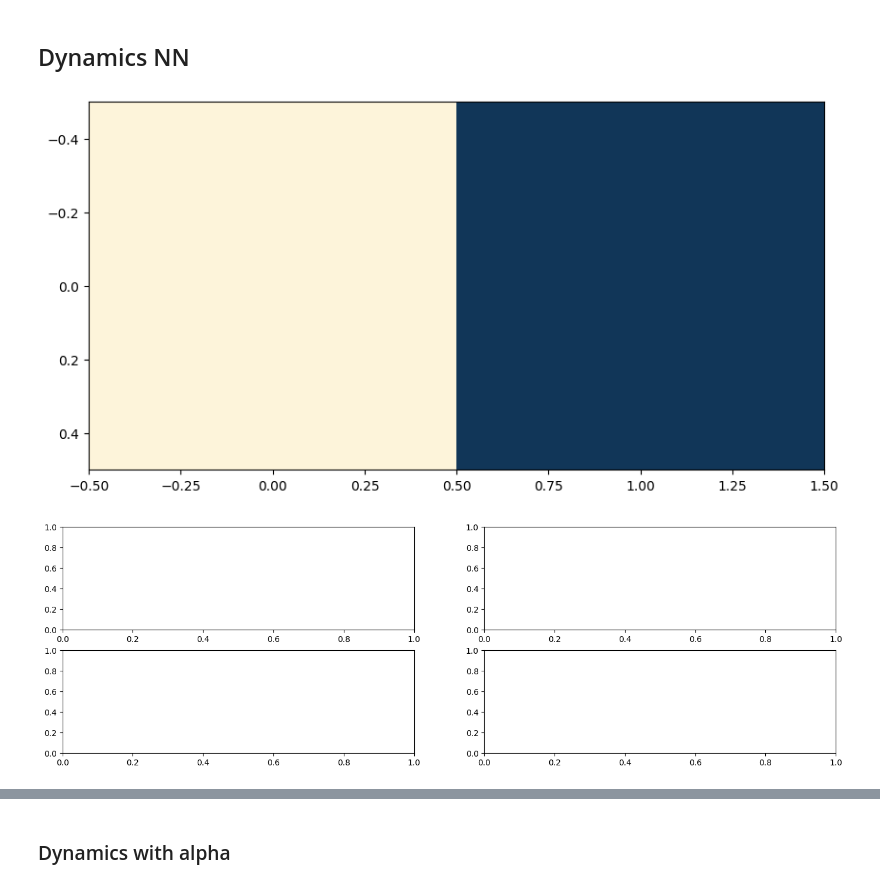
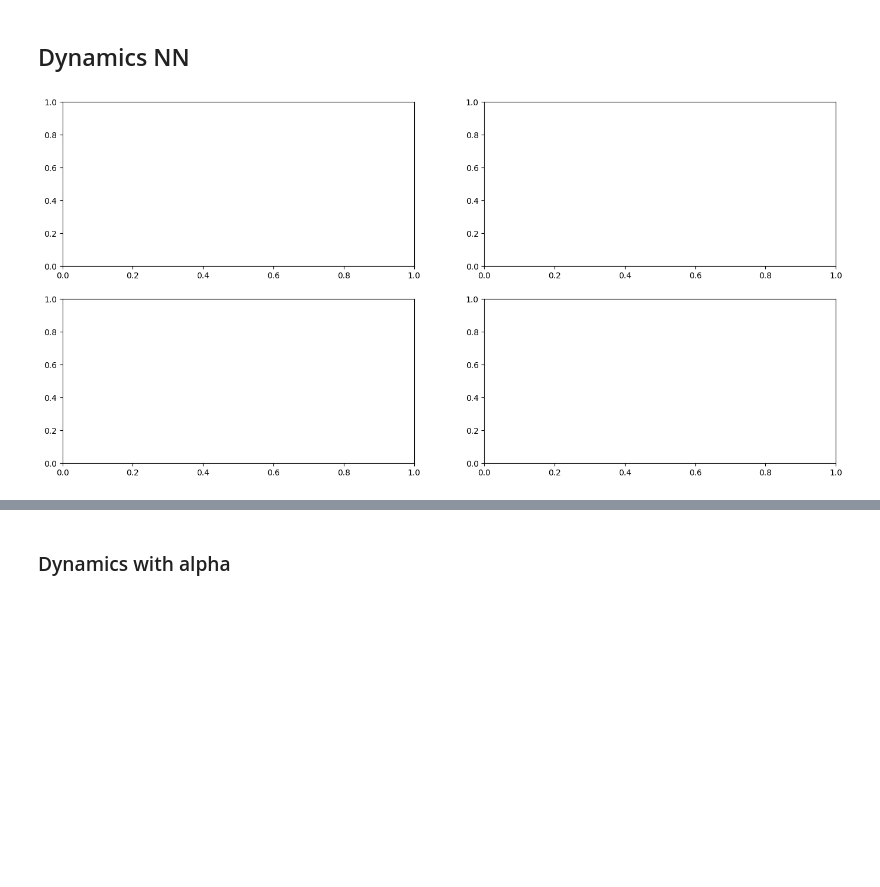
Before and after one commit to katduecker/dnn_osci, a Jupyter notebook: DynNN_figures_thesis.ipynb, the cells around one changed output, grey strips where cells are left out. Saved outputs shown, nothing was run; the diff lists cells and outputs as text; code cells hidden in the pictures; blank space fills up the shorter version.

```diff
--- a/DynNN_figures_thesis.ipynb
+++ b/DynNN_figures_thesis.ipynb
@@ -819,17 +831,16 @@ Z1ta,Z2ta,H1ta,R1ta, H2ta, R2ta, Ota = euler_dyn_2layer(model2,x_train[0],params
 # %%
 # smaller colormap
 
-cmz_small = cmz[0:10:2]
-cmz_small
-cmz_small_map = matplotlib.colors.ListedColormap(cmz_small)
+# cmz_small = cmz[0:10:2]
+# cmz_small
+# cmz_small_map = matplotlib.colors.ListedColormap(cmz_small)
 
 
-imfig = plt.imshow(np.array([[0.5,6.5]]), cmap=cmz_small_map)
+# imfig = plt.imshow(np.array([[0.5,6.5]]), cmap=cmz_small_map)
 
 fig, ax = plt.subplots(2,2)
 # %% [output]
-[figure, old version]
+[figure, new version]
-[figure, removed]
 # %%
 ## Output
 
```
Also changed, not shown: parts of 8 cells of this notebook.
